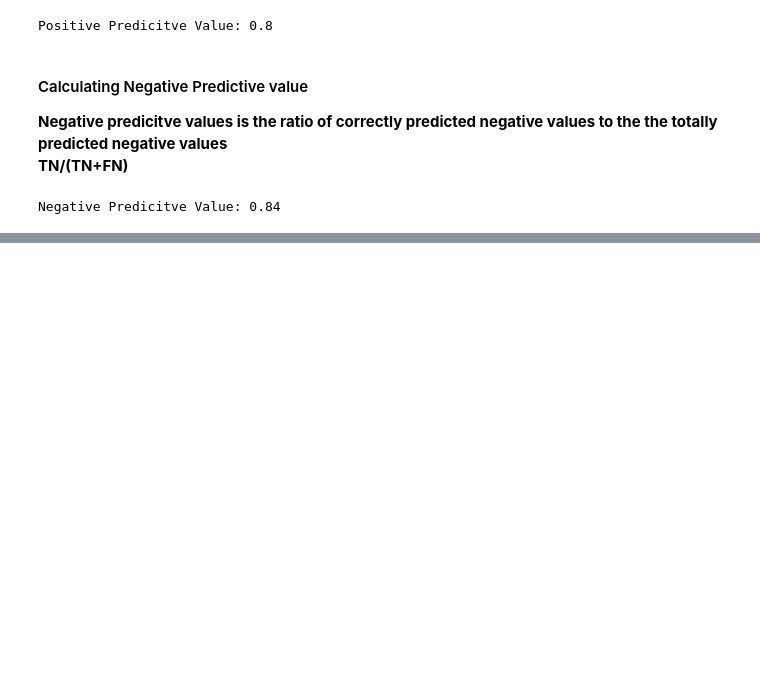
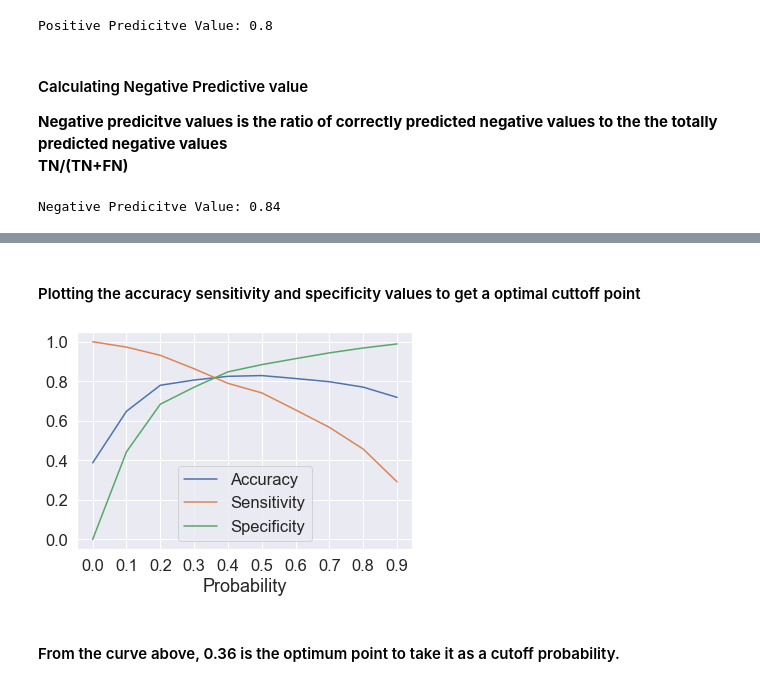
Before and after one commit to tkuttanda/Lead_Scoring_Assignment, a Jupyter notebook: Lead_Scoring_Assignment.ipynb, the cells around one changed output, grey strips where cells are left out. Drawn from its saved outputs; the diff is of its cells as text; code cells hidden in the pictures; blank space fills up the shorter version.

```diff
--- a/Lead_Scoring_Assignment.ipynb
+++ b/Lead_Scoring_Assignment.ipynb
@@ -1203,0 +1207,6 @@ Negative Predicitve Value: 0.84
+# %%
+prbs = [x/10 for x in range(10)]
+for i in prbs:
+    y_train_pred_final[i] = y_train_pred_final.Converted_Probablity.map(lambda x: 1 if x>i else 0)
+
+y_train_pred_final.head()
@@ -1203,0 +1220,18 @@ Negative Predicitve Value: 0.84
+# %%
+## Calculating the Accuracy Sensitivity and Specificity for each of the probabilites
+metrics_df = pd.DataFrame(columns = ['Probability','Accuracy','Sensitivity','Specificity'])
+
+for i in prbs:
+    cnfsn = metrics.confusion_matrix(y_train_pred_final.Converted,y_train_pred_final[i])
+    tn = cnfsn[0,0]
+    fp = cnfsn[0,1]
+    tp = cnfsn[1,1]
+    fn = cnfsn[1,0]
+    total = tn+fp+tp+fn
+    acrcy = (tp+tn)/total
+    sensi = tp/(tp+fn)
+    speci = tn/(tn+fp)
+
+    metrics_df.loc[i] = [i,acrcy,sensi,speci]
+
+metrics_df
@@ -1203,0 +1250,10 @@ Negative Predicitve Value: 0.84
+# %% [markdown]
+#### Plotting the accuracy sensitivity and specificity values to get a optimal cuttoff point
+# %%
+metrics_df.plot.line(x='Probability',y=['Accuracy','Sensitivity','Specificity'])
+plt.xticks(ticks = [x/10 for x in range(10)])
+plt.show()
+# %% [output]
+[figure, added]
+# %% [markdown]
+#### From the curve above, 0.36 is the optimum point to take it as a cutoff probability.
```
Also changed, not shown: parts of 59 cells of this notebook.
